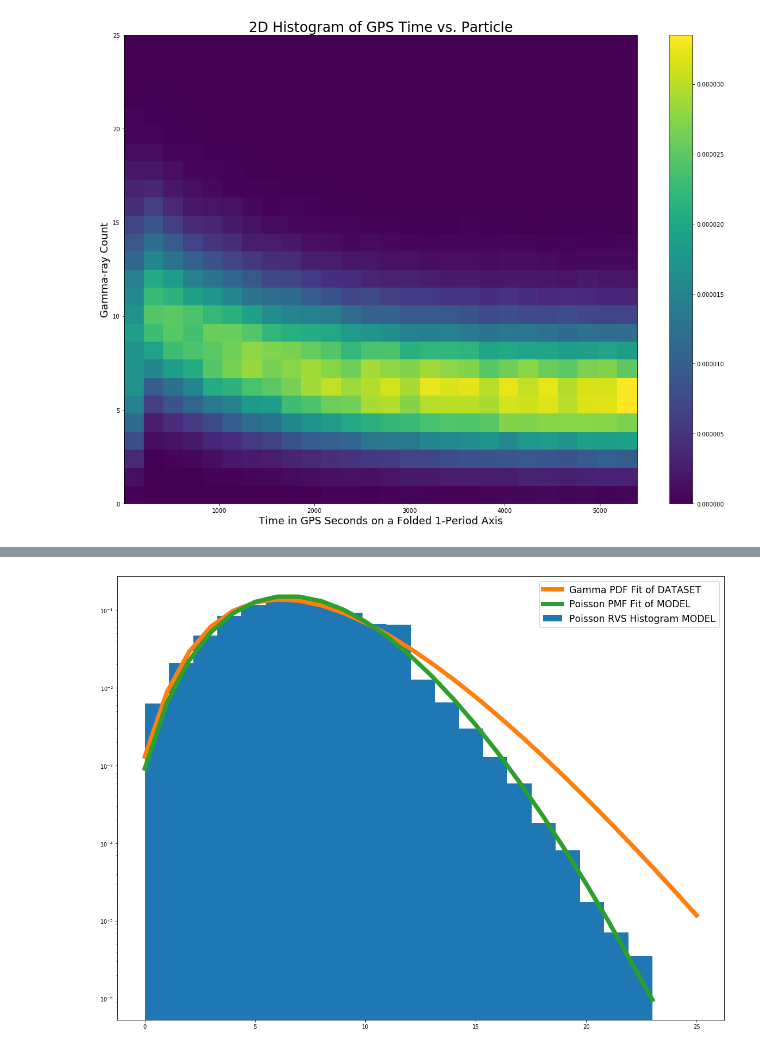
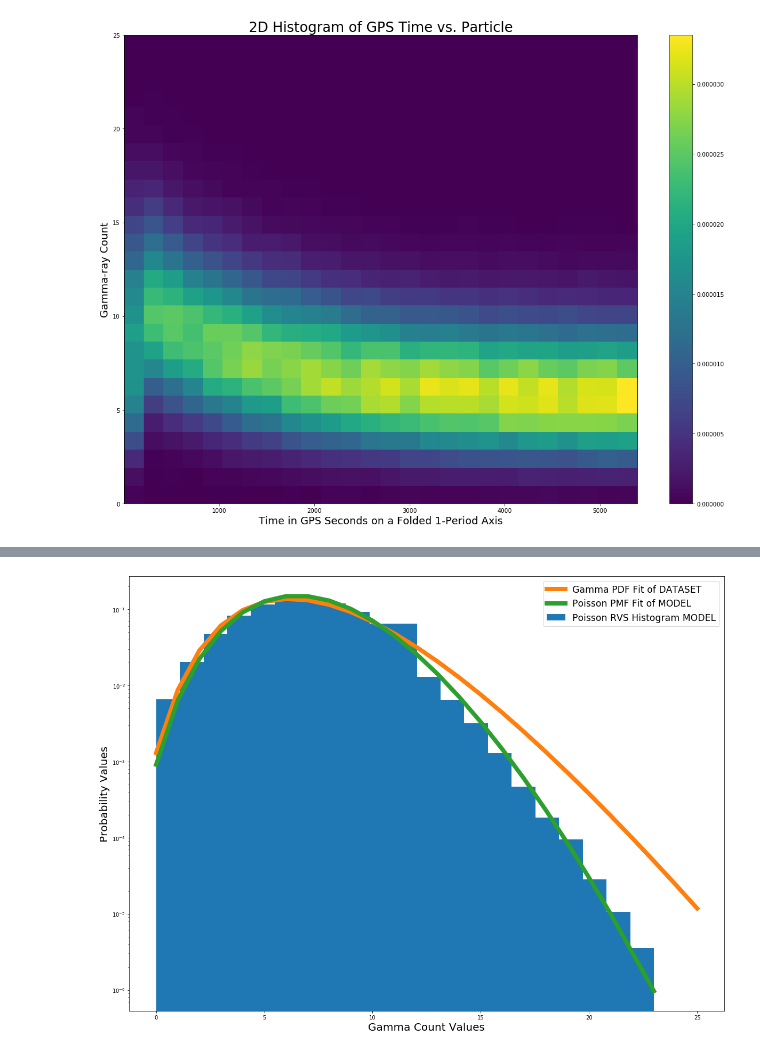
Before and after one commit to jbc1216/434-Portfolio, a Jupyter notebook: FinchCarr_Lab04.ipynb, the cells around one changed output, grey strips where cells are left out. Saved outputs shown, nothing was run; the diff lists cells and outputs as text; code cells hidden in the pictures.

```diff
--- a/FinchCarr_Lab04.ipynb
+++ b/FinchCarr_Lab04.ipynb
@@ -126,4 +131,6 @@ plt.colorbar(h[3], ax=ax)
 # %%
+#Studying my distribution tells me that I could find specific values for scale and loc using a gamma fit function, which
+
 gamma = data[3,::100]
 gammaSorted = np.sort(data[3,::100])
 fig, ax = plt.subplots(1,1)
@@ -132,13 +139,16 @@ plt.yscale('log')
 
 ax.hist(gammaSorted, 26, density=True, label='Data[Gamma Count] Histogram Data')
 
-fit_a, fit_loc, fit_beta=stats.gamma.fit(gammaSorted)
-print('Poisson Fit Parameters:')
-print(f'    a = {fit_a}')
+fit_alpha, fit_loc, fit_beta=stats.gamma.fit(gammaSorted)
+print('Gamma Fit Parameters:')
+print(f'    a = {fit_alpha}')
 print(f'    loc = {fit_loc}')
 print(f'    scale = {fit_beta}')
+print(f'    mean = {gammaSorted.mean()}')
 
-axplot = ax.plot(gammaSorted, stats.gamma.pdf(gammaSorted, a=fit_a, loc=fit_loc, scale=fit_beta), lw=8, label='Background PDF Fit')
+axplot = ax.plot(gammaSorted, stats.gamma.pdf(gammaSorted, a=fit_alpha,
+                                              loc=fit_loc, scale=fit_beta),
+                 lw=8, label='Background Gamma PDF Fit')
 
 
 ax.legend(loc='best', fontsize='xx-large')
@@ -170,19 +187,27 @@ plt.show()
 # %%
-kP = np.arange(0, 40)
+# Defining my k-axis (number of possible occurences of gamma counts)
+kP = np.arange(0, 40, 1)
+
+# Creating random variates that are Poisson-distributed with my data distribution's characteristics
 Poisson1 = np.sort(stats.poisson.rvs(loc=0, mu=7, size=len(timeGPSfold)))
+
+# Creating a PMF function of my random variates
 ppmf = stats.poisson.pmf(Poisson1, loc=0, mu=7)
 
+# I will plot the Gamma Data on a histogram, Poisson PMF as a line, and Gamma PDF as a line to compare the two fits
 fig, ax = plt.subplots(1,1)
 plt.yscale('log')
 
 ax.hist(Poisson1, bins=21, density=True, label='Poisson RVS Histogram MODEL')
 
 ax.plot(gammaSorted, stats.gamma.pdf(gammaSorted, a=fit_alpha, loc=fit_loc,
                                      scale=fit_beta), lw=8,
         label='Gamma PDF Fit of DATASET')
 
 ax.plot(Poisson1, ppmf, lw=8, label='Poisson PMF Fit of MODEL')
+plt.ylabel('Probability Values', size=20)
+plt.xlabel('Gamma Count Values', size=20)
 ax.legend(loc='best', fontsize='xx-large')
 plt.show()
 # %% [output]
-[figure, old version]
+[figure, new version]
```
Also changed, not shown: parts of 37 cells of this notebook.
